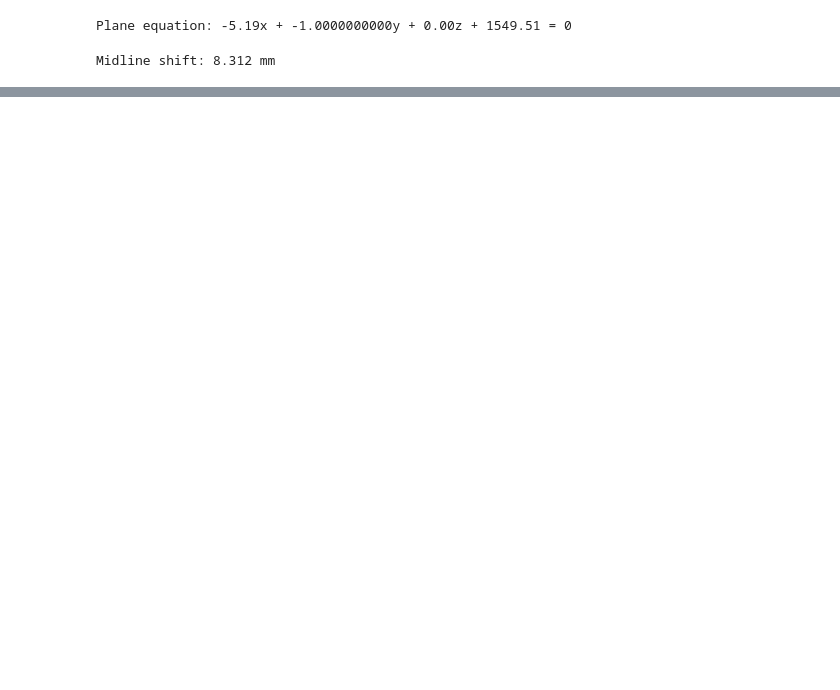
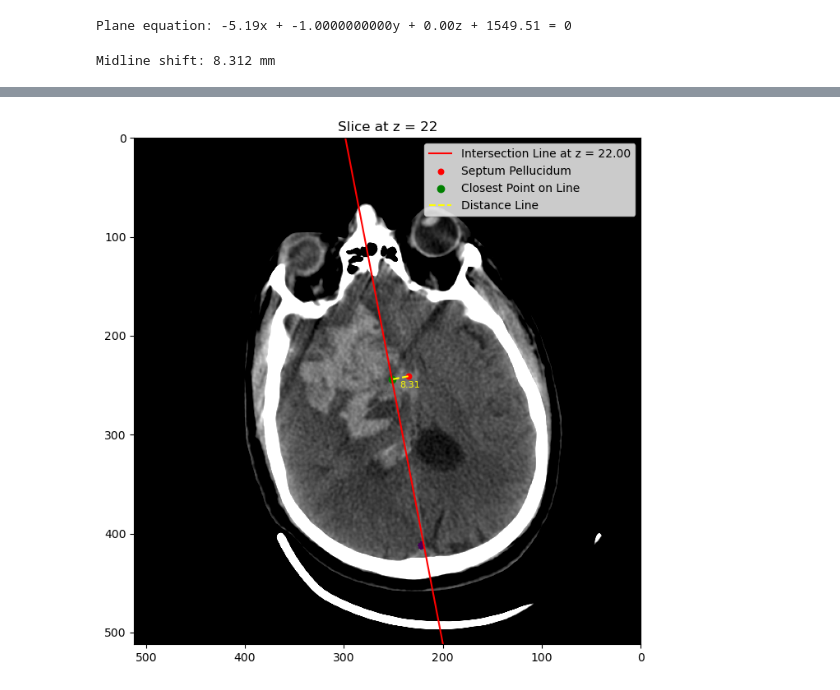
Before and after one commit to maxime-cinqmars/mls, a Jupyter notebook: mls_postprocess.ipynb, the cells around one changed output, grey strips where cells are left out. Drawn from its saved outputs; the diff is of its cells as text; code cells hidden in the pictures; blank space fills up the shorter version.

```diff
--- a/mls_postprocess.ipynb
+++ b/mls_postprocess.ipynb
@@ -206,0 +187,42 @@ Midline shift: 8.312 mm
+# %%
+sp = np.mean(sp_points, axis=0)
+distance, closest_point = distance_point_to_line(A1, B1, D1, sp)
+distance = distance*ct_image_header['space directions'][0][0]
+# %%
+def plot_slice_and_distance(image, plane, septum_pellucidum, closest_point):
+
+    # Extract the specific slice
+    slice_data = image[:, :, int(septum_pellucidum[2])]
+
+    # Extract components of plane equation
+    A, B, C, D = plane
+
+    # Compute the intersection line at this z level
+    x_line, y_line = compute_line_at_z(septum_pellucidum[2], plane, image)
+
+    # Create the plot
+    plt.figure(figsize=(8, 8))
+    plt.imshow(slice_data, cmap='gray', clim=(-10,110))
+
+    # We also overlay segmentation of anterior falx, posterior falx, and septum pellucidum to get an idea of fit of line
+    masked_af = np.ma.masked_where(segmentation[:, :, int(septum_pellucidum[2])] != 1, segmentation[:, :, int(septum_pellucidum[2])]).T
+    masked_pf = np.ma.masked_where(segmentation[:, :, int(septum_pellucidum[2])] != 2, segmentation[:, :, int(septum_pellucidum[2])]).T
+    plt.imshow(masked_af)
+    plt.imshow(masked_pf)
+
+    # Plot the intersection line
+    plt.plot(x_line, y_line, 'r-', label=f'Intersection Line at z = {int(septum_pellucidum[2]):.2f}')
+    plt.xlim(image.shape[0], 0)
+    plt.ylim(image.shape[1], 0)
+    plt.scatter(*septum_pellucidum, color='red', label='Septum Pellucidum')
+    plt.scatter(*closest_point, color='green', label='Closest Point on Line')
+    plt.plot([septum_pellucidum[0], closest_point[0]], [septum_pellucidum[1], closest_point[1]], color='yellow', linestyle='--', label='Distance Line')
+    plt.text((septum_pellucidum[0] + closest_point[0]) / 2 , (septum_pellucidum[1] + closest_point[1]) / 2 +10,
+         f'{distance:.2f}', color='yellow', size=8)
+    plt.title(f'Slice at z = {int(septum_pellucidum[2])}')
+    plt.legend()
+    plt.show()
+# %%
+plot_slice_and_distance(ct_image, plane1, sp, closest_point)
+# %% [output]
+[figure, added]
```
Also changed, not shown: parts of 15 cells of this notebook.
